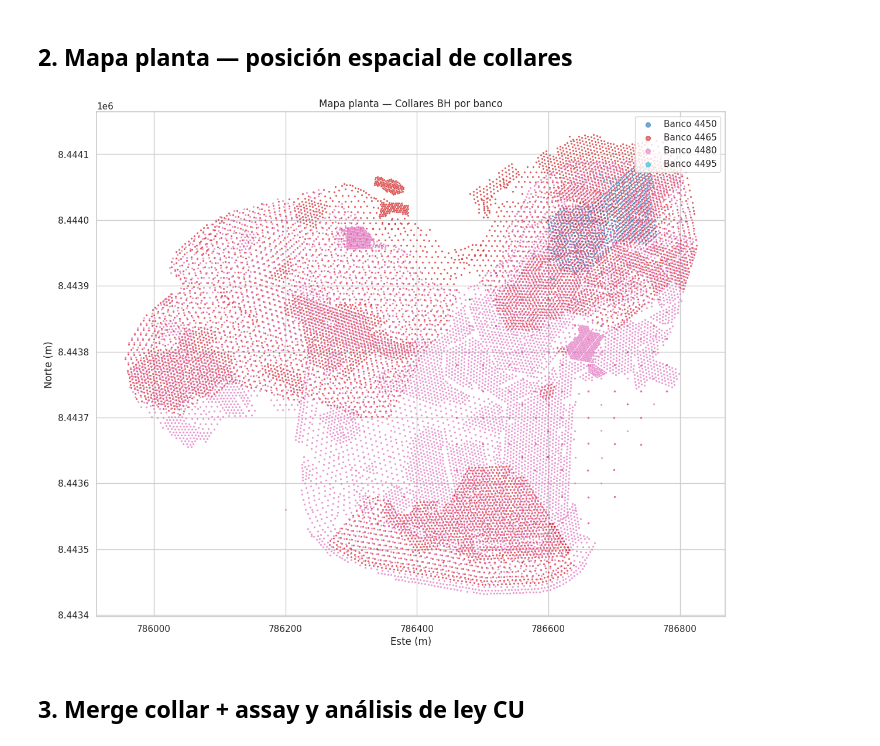
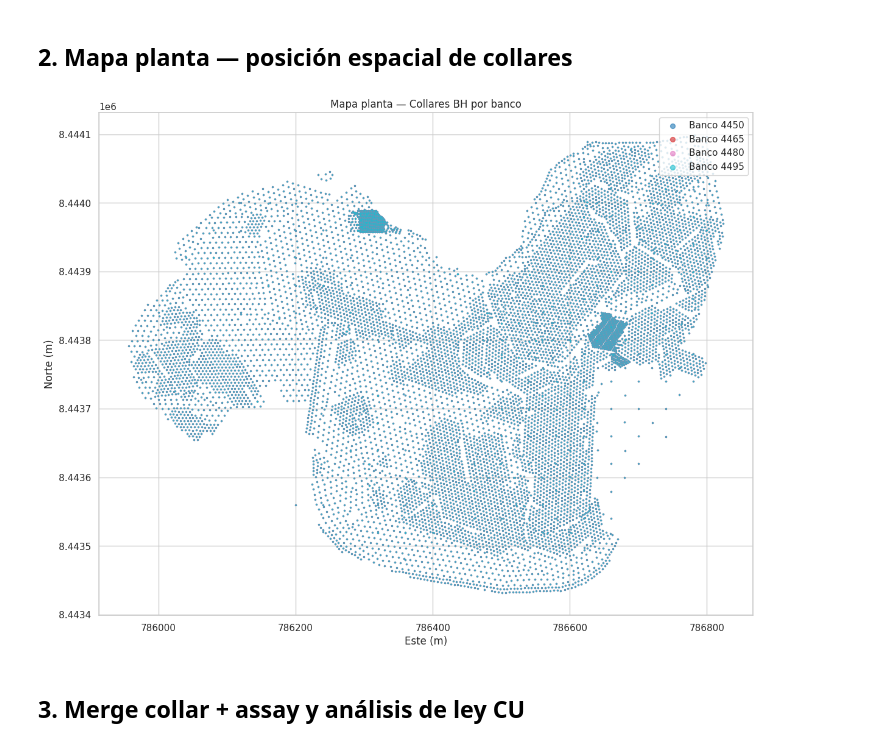
Before and after one commit to JuanMansilla89/JM_Agenda, a Jupyter notebook: 30-Projects/Las-Bambas/Prediccion-de-mineral/Analisis/01_eda_bh.ipynb, the cells around one changed output. Saved outputs shown, nothing was run; the diff lists cells and outputs as text; code cells hidden in the pictures.

```diff
--- a/30-Projects/Las-Bambas/Prediccion-de-mineral/Analisis/01_eda_bh.ipynb
+++ b/30-Projects/Las-Bambas/Prediccion-de-mineral/Analisis/01_eda_bh.ipynb
@@ -51,23 +51,23 @@ Name: count, dtype: int64
 # %%
 fig, ax = plt.subplots(figsize=(12, 10))
 
 bancos = sorted(collar['BANCO'].dropna().unique())
 cmap   = plt.cm.get_cmap('tab10', len(bancos))
 
 for i, banco in enumerate(bancos):
-    sub = collar[collar['BANCO'] == banco]
+    sub = collar[collar['BANCO'] == 4480] # Filtrar por 'banco'
     ax.scatter(sub['EAST'], sub['NORTH'], s=2, color=cmap(i),
                label=f'Banco {int(banco)}', alpha=0.6)
 
 ax.set_xlabel('Este (m)')
 ax.set_ylabel('Norte (m)')
 ax.set_title('Mapa planta — Collares BH por banco')
 ax.legend(loc='upper right', markerscale=4)
 ax.set_aspect('equal')
 plt.tight_layout()
 plt.show()
 # %% [output]
-[figure, old version]
+[figure, new version]
 # %% [markdown]
 ## 3. Merge collar + assay y análisis de ley CU
 # %%
```
Also changed, not shown: 14 other files.
